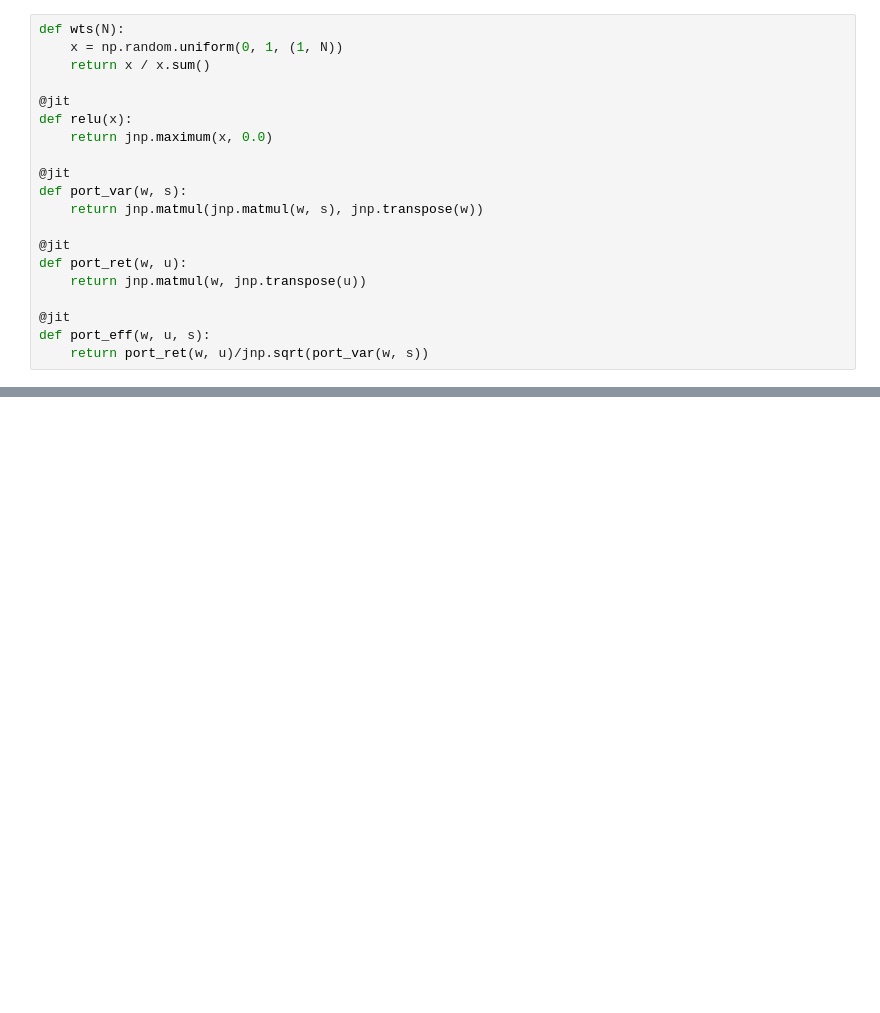
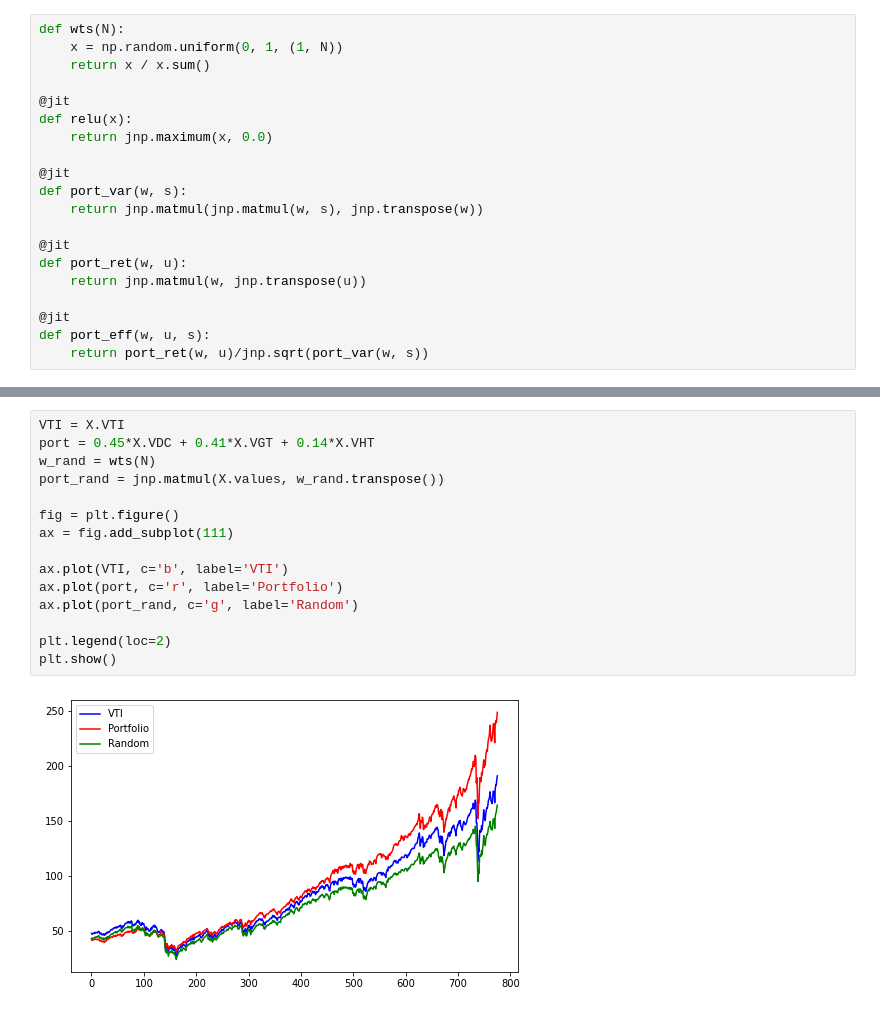
Before and after one commit to Matthew-Amos/Portfolio-Optimization, a Jupyter notebook: January_2021.ipynb, the cells around one changed output, grey strips where cells are left out. Saved outputs shown, nothing was run; the diff lists cells and outputs as text; blank space fills up the shorter version.

```diff
--- a/January_2021.ipynb
+++ b/January_2021.ipynb
@@ -317,0 +317,17 @@ DeviceArray([[0.04478075, 0.        , 0.        , 0.05667604, 0.11704259,
+# %%
+VTI = X.VTI
+port = 0.45*X.VDC + 0.41*X.VGT + 0.14*X.VHT
+w_rand = wts(N)
+port_rand = jnp.matmul(X.values, w_rand.transpose())
+
+fig = plt.figure()
+ax = fig.add_subplot(111)
+
+ax.plot(VTI, c='b', label='VTI')
+ax.plot(port, c='r', label='Portfolio')
+ax.plot(port_rand, c='g', label='Random')
+
+plt.legend(loc=2)
+plt.show()
+# %% [output]
+[figure, added]
```
Also changed, not shown: parts of 5 cells of this notebook.
